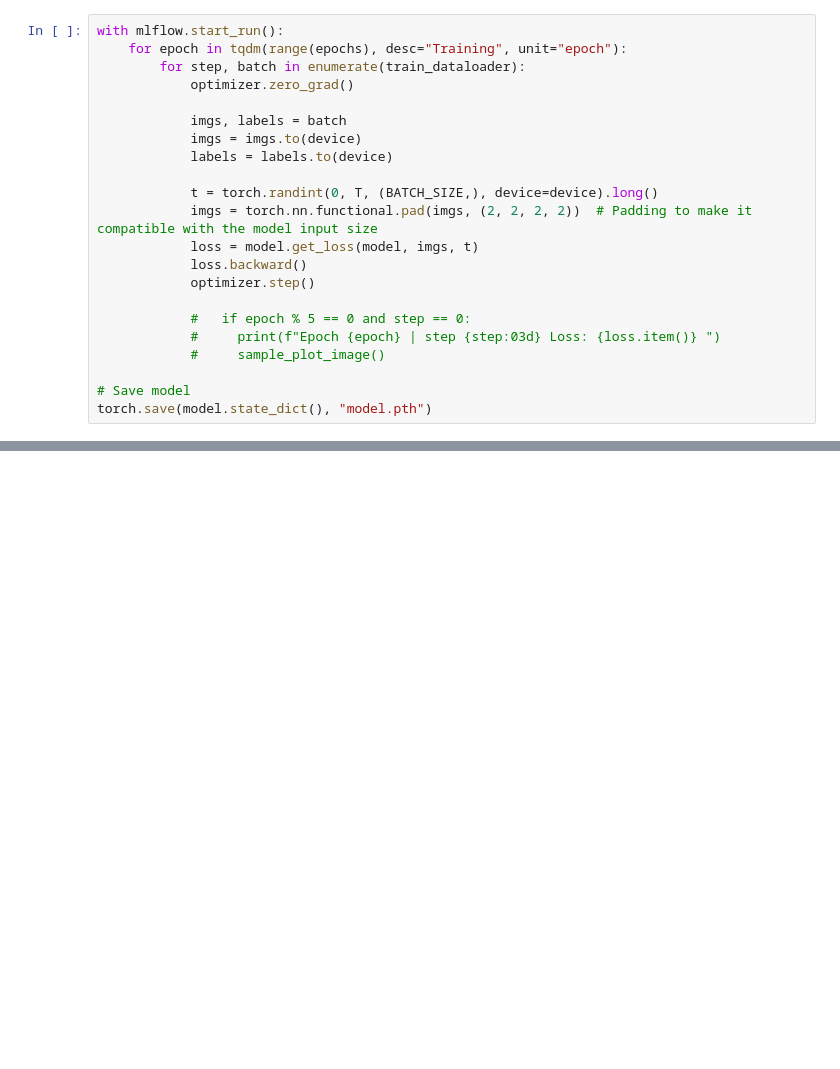
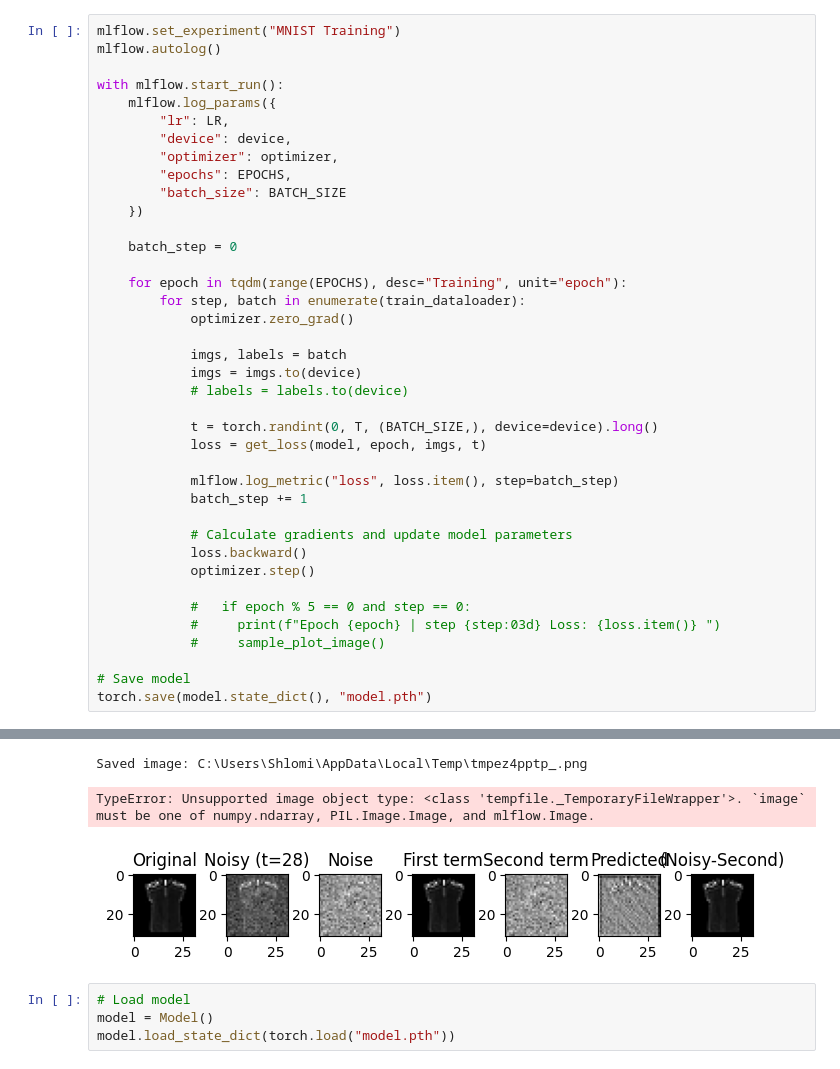
Before and after one commit to ShlomiRex/final_project, a Jupyter notebook: src/train.ipynb, the cells around one changed output, grey strips where cells are left out. Drawn from its saved outputs; the diff is of its cells as text; blank space fills up the shorter version.

```diff
--- a/src/train.ipynb
+++ b/src/train.ipynb
@@ -45,16 +223,33 @@ train_dataloader = DataLoader(train, batch_size=BATCH_SIZE, shuffle=True, drop_l
 # %%
+mlflow.set_experiment("MNIST Training")
+mlflow.autolog()
+
 with mlflow.start_run():
-    for epoch in tqdm(range(epochs), desc="Training", unit="epoch"):
+    mlflow.log_params({
+        "lr": LR,
+        "device": device,
+        "optimizer": optimizer,
+        "epochs": EPOCHS,
+        "batch_size": BATCH_SIZE
+    })
+
+    batch_step = 0
+
+    for epoch in tqdm(range(EPOCHS), desc="Training", unit="epoch"):
         for step, batch in enumerate(train_dataloader):
             optimizer.zero_grad()
 
             imgs, labels = batch
             imgs = imgs.to(device)
-            labels = labels.to(device)
+            # labels = labels.to(device)
 
             t = torch.randint(0, T, (BATCH_SIZE,), device=device).long()
-            imgs = torch.nn.functional.pad(imgs, (2, 2, 2, 2))  # Padding to make it compatible with the model input size
-            loss = model.get_loss(model, imgs, t)
+            loss = get_loss(model, epoch, imgs, t)
+
+            mlflow.log_metric("loss", loss.item(), step=batch_step)
+            batch_step += 1
+
+            # Calculate gradients and update model parameters
             loss.backward()
             optimizer.step()
 
@@ -68,0 +280,7 @@ IndentationError: expected an indented block after 'for' statement on line 3 (16
+Saved image: C:\Users\Shlomi\AppData\Local\Temp\tmpez4pptp_.png
+TypeError: Unsupported image object type: <class 'tempfile._TemporaryFileWrapper'>. `image` must be one of numpy.ndarray, PIL.Image.Image, and mlflow.Image.
+[figure, added]
+# %%
+# Load model
+model = Model()
+model.load_state_dict(torch.load("model.pth"))
```
Also changed, not shown: parts of 14 cells of this notebook, 3 other files.
